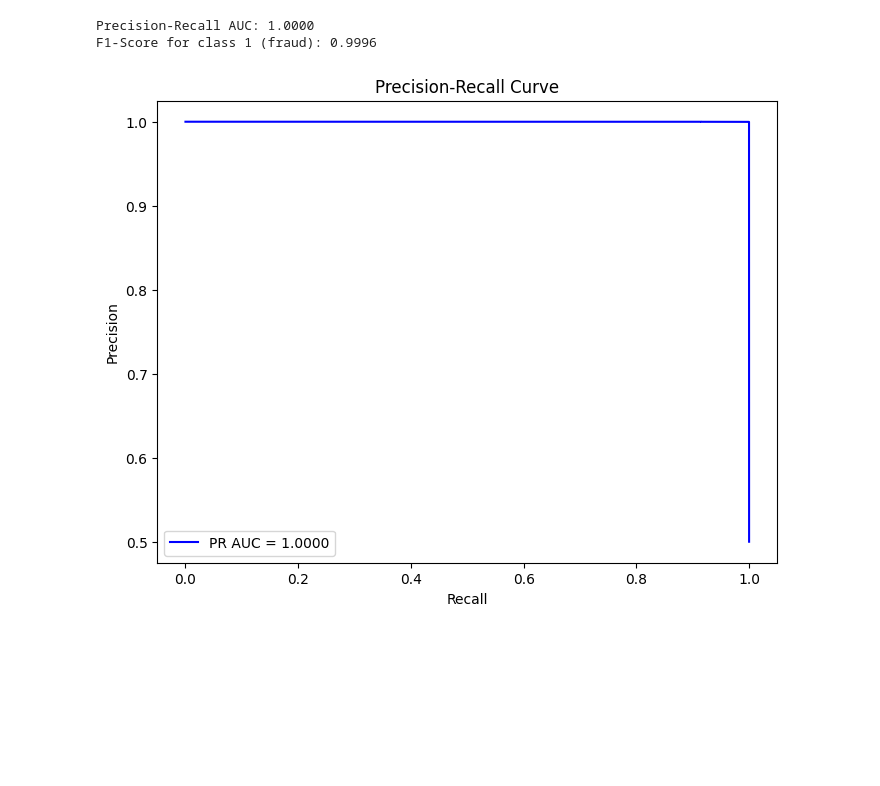
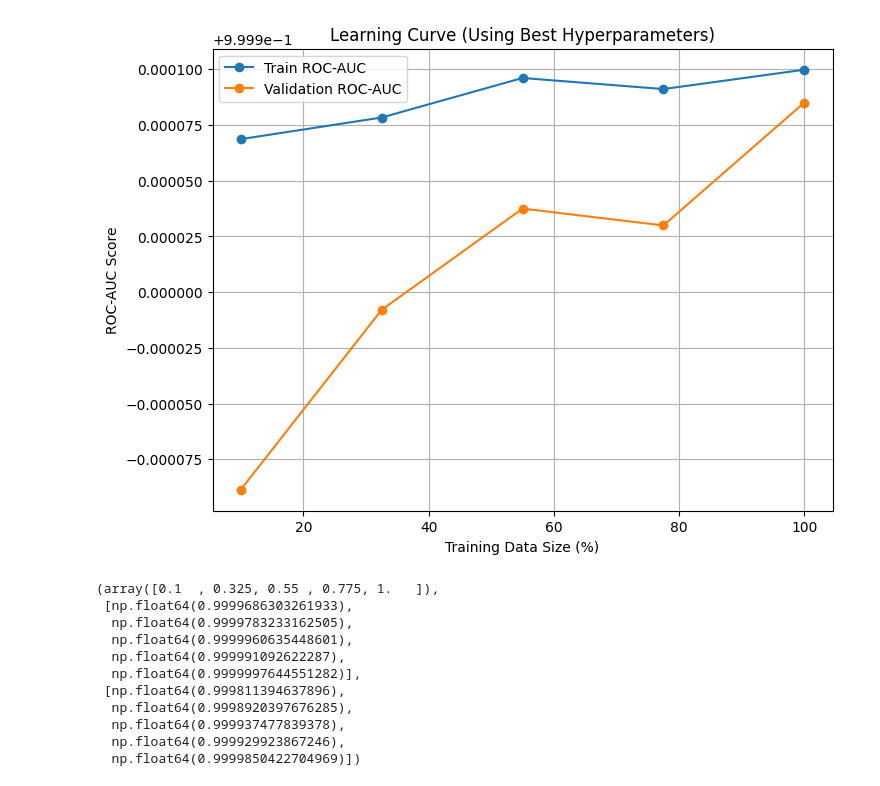
Before and after one commit to UdayKiran112/Credit-card-Fraud-Detection, a Jupyter notebook: Training Files/fraud_detect_xgboost.ipynb, the cells around one changed output. Cells and saved outputs as stored; diff of their text form; code cells hidden in the pictures; blank space fills up the shorter version.

```diff
--- a/Training Files/fraud_detect_xgboost.ipynb
+++ b/Training Files/fraud_detect_xgboost.ipynb
@@ -106,7 +190,0 @@ xgb_model = XGBClassifierWrapper(tree_method='hist', predictor='gpu_predictor',
-# %%
-# Use StratifiedKFold for balanced cross-validation
-cv = StratifiedKFold(n_splits=5, shuffle=True, random_state=42)
-
-# Perform GridSearchCV
-grid_search = GridSearchCV(estimator=xgb_model, param_grid=param_grid, cv=cv, scoring='accuracy', verbose=2, n_jobs=-1)
-grid_search.fit(X_train, y_train)
@@ -143,0 +191,7 @@ xgb_model = grid_search.best_estimator_
+# %%
+# Hyperparameter Tuning with Optuna
+study = optuna.create_study(direction="maximize")
+study.optimize(objective, n_trials=100, n_jobs=5)
+
+print(f"Best parameters: {study.best_params}")
+print(f"Best ROC-AUC: {study.best_value}")
@@ -143,0 +218,12 @@ xgb_model = grid_search.best_estimator_
+# %%
+# Train final model with best parameters
+best_params = study.best_params
+best_params.update({"objective": "binary:logistic"})
+
+best_model = XGBClassifierWrapper(**best_params)
+best_model.fit(
+    X_train,
+    y_train,
+    eval_set=[(X_val, y_val)],
+    verbose=True,
+)
@@ -151,37 +267,3 @@ y_test_pred_proba = xgb_model.predict_proba(X_test)[:, 1]
 y_train_pred = [1 if prob > 0.5 else 0 for prob in y_train_pred_proba]
 y_val_pred = [1 if prob > 0.5 else 0 for prob in y_val_pred_proba]
 y_test_pred = [1 if prob > 0.5 else 0 for prob in y_test_pred_proba]
-# %%
-from sklearn.metrics import precision_recall_curve, auc, f1_score
-import matplotlib.pyplot as plt
-
-# Assuming 'y_true' is the true labels and 'y_pred_proba' are the predicted probabilities
-# for the positive class (fraud class, class 1)
-
-# Predict probabilities for the positive class (class 1)
-y_pred_proba = xgb_model.predict_proba(X_val)[:, 1]  # X_val is your validation set
-
-# Calculate Precision-Recall curve
-precision, recall, _ = precision_recall_curve(y_val, y_pred_proba)
-
-# Calculate Precision-Recall AUC
-pr_auc = auc(recall, precision)
-
-# F1-Score for class 1 (fraud class)
-f1 = f1_score(y_val, (y_pred_proba > 0.5).astype(int))
-
-print(f'Precision-Recall AUC: {pr_auc:.4f}')
-print(f'F1-Score for class 1 (fraud): {f1:.4f}')
-
-# Plot Precision-Recall curve
-plt.figure(figsize=(8, 6))
-plt.plot(recall, precision, color='blue', label=f'PR AUC = {pr_auc:.4f}')
-plt.xlabel('Recall')
-plt.ylabel('Precision')
-plt.title('Precision-Recall Curve')
-plt.legend(loc='best')
-plt.show()
-# %% [output]
-Precision-Recall AUC: 1.0000
-F1-Score for class 1 (fraud): 0.9996
-[figure, removed]
@@ -188 +331,17 @@ F1-Score for class 1 (fraud): 0.9996
+# %%
+# Learning Curve Analysis
+plot_learning_curve_with_best_params(X_train, y_train, X_val, y_val, best_params=best_params)
+# %% [output]
+[figure, added]
+(array([0.1  , 0.325, 0.55 , 0.775, 1.   ]),
+ [np.float64(0.9999686303261933),
+  np.float64(0.9999783233162505),
+  np.float64(0.9999960635448601),
+  np.float64(0.999991092622287),
+  np.float64(0.9999997644551282)],
+ [np.float64(0.999811394637896),
+  np.float64(0.9998920397676285),
+  np.float64(0.999937477839378),
+  np.float64(0.999929923867246),
+  np.float64(0.9999850422704969)])
 # %%
```
Also changed, not shown: parts of 29 cells of this notebook, 1 other file.
